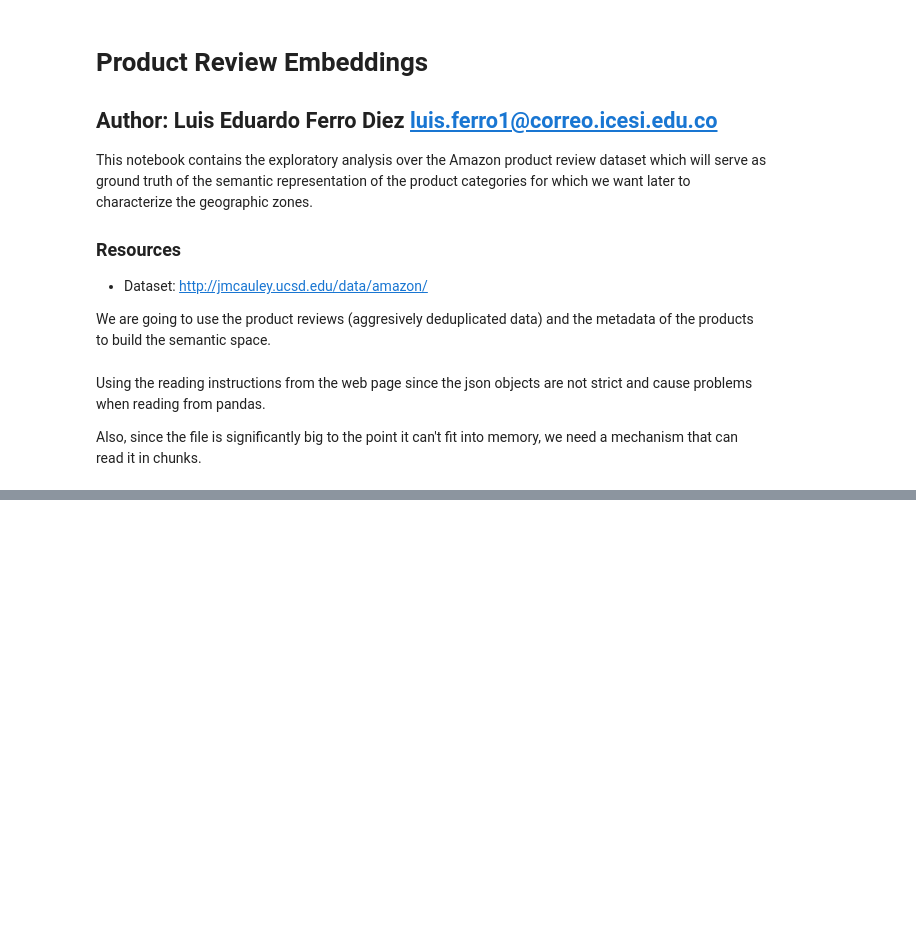
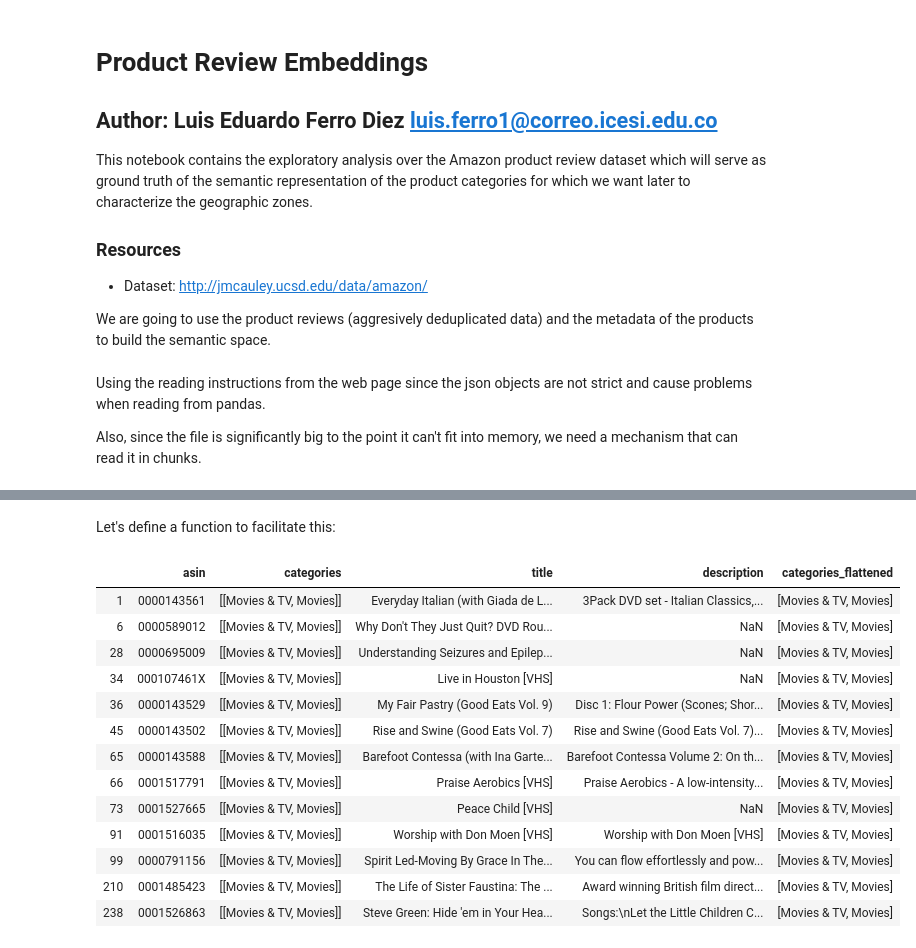
Before and after one commit to Ohtar10/wtsp, a Jupyter notebook: notebooks/jupyter/Product Reviews Embeddings.ipynb, the cells around one changed output, grey strips where cells are left out. Cells and saved outputs as stored; diff of their text form; code cells hidden in the pictures; blank space fills up the shorter version.

Commit message:
WIP Continue work with product review process

```diff
--- a/notebooks/jupyter/Product Reviews Embeddings.ipynb
+++ b/notebooks/jupyter/Product Reviews Embeddings.ipynb
@@ -49,0 +46,4 @@ metadata_df.head()
+# %%
+columns = ['asin', 'categories', 'title', 'description']
+metadata_df = metadata_df[columns]
+metadata_df.isnull().sum()
@@ -49,0 +58,3 @@ metadata_df.head()
+# %%
+metadata_df = metadata_df[metadata_df.categories.notnull()]
+metadata_df.head()
@@ -91,0 +126,4 @@ categories_flat
+# %%
+# Create a new field with a flattened version of the categories column for better computation
+metadata_df['categories_flattened'] = metadata_df.categories.apply(lambda cat: list(chain.from_iterable(cat)))
+metadata_df.head()
@@ -91,0 +160,23 @@ categories_flat
+# %% [markdown]
+Let's define a function to facilitate this:
+# %%
+def get_products(df:pd.DataFrame, category:str, field='categories_flattened')-> pd.DataFrame:
+    cat_indexes = df[field].apply(lambda cl: category in cl)
+    return df[cat_indexes]
+# %%
+get_products(metadata_df, 'Movies')
+# %% [output]
+|  | asin | categories | title | description | categories_flattened |
+| 1 | 0000143561 | [[Movies & TV, Movies]] | Everyday Italian (with Giada de L... | 3Pack DVD set - Italian Classics,... | [Movies & TV, Movies] |
+| 6 | 0000589012 | [[Movies & TV, Movies]] | Why Don't They Just Quit? DVD Rou... | NaN | [Movies & TV, Movies] |
+| 28 | 0000695009 | [[Movies & TV, Movies]] | Understanding Seizures and Epilep... | NaN | [Movies & TV, Movies] |
+| 34 | 000107461X | [[Movies & TV, Movies]] | Live in Houston [VHS] | NaN | [Movies & TV, Movies] |
+| 36 | 0000143529 | [[Movies & TV, Movies]] | My Fair Pastry (Good Eats Vol. 9) | Disc 1: Flour Power (Scones; Shor... | [Movies & TV, Movies] |
+| 45 | 0000143502 | [[Movies & TV, Movies]] | Rise and Swine (Good Eats Vol. 7) | Rise and Swine (Good Eats Vol. 7)... | [Movies & TV, Movies] |
+| 65 | 0000143588 | [[Movies & TV, Movies]] | Barefoot Contessa (with Ina Garte... | Barefoot Contessa Volume 2: On th... | [Movies & TV, Movies] |
+| 66 | 0001517791 | [[Movies & TV, Movies]] | Praise Aerobics [VHS] | Praise Aerobics - A low-intensity... | [Movies & TV, Movies] |
+| 73 | 0001527665 | [[Movies & TV, Movies]] | Peace Child [VHS] | NaN | [Movies & TV, Movies] |
+| 91 | 0001516035 | [[Movies & TV, Movies]] | Worship with Don Moen [VHS] | Worship with Don Moen [VHS] | [Movies & TV, Movies] |
+| 99 | 0000791156 | [[Movies & TV, Movies]] | Spirit Led-Moving By Grace In The... | You can flow effortlessly and pow... | [Movies & TV, Movies] |
+| 210 | 0001485423 | [[Movies & TV, Movies]] | The Life of Sister Faustina: The ... | Award winning British film direct... | [Movies & TV, Movies] |
+| 238 | 0001526863 | [[Movies & TV, Movies]] | Steve Green: Hide 'em in Your Hea... | Songs:\nLet the Little Children C... | [Movies & TV, Movies] |
```
Also changed, not shown: parts of 25 cells of this notebook.
